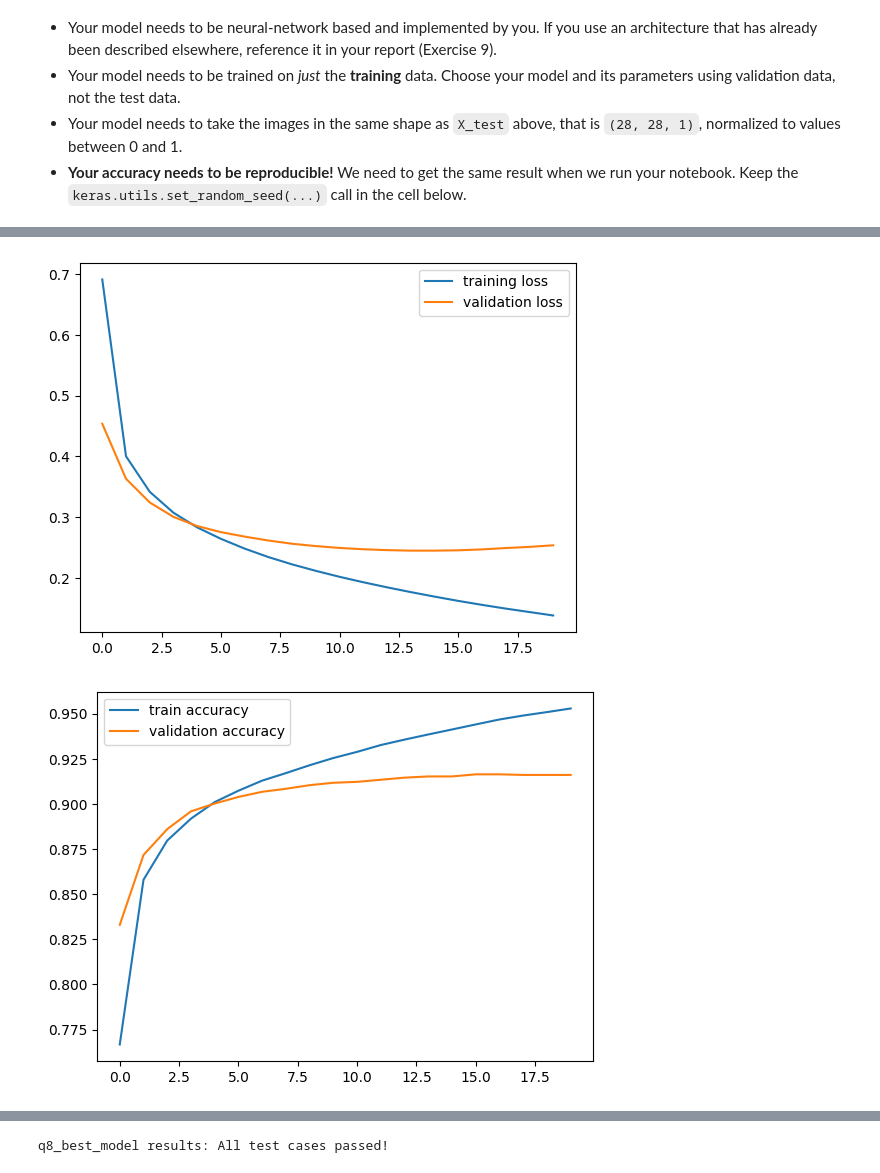
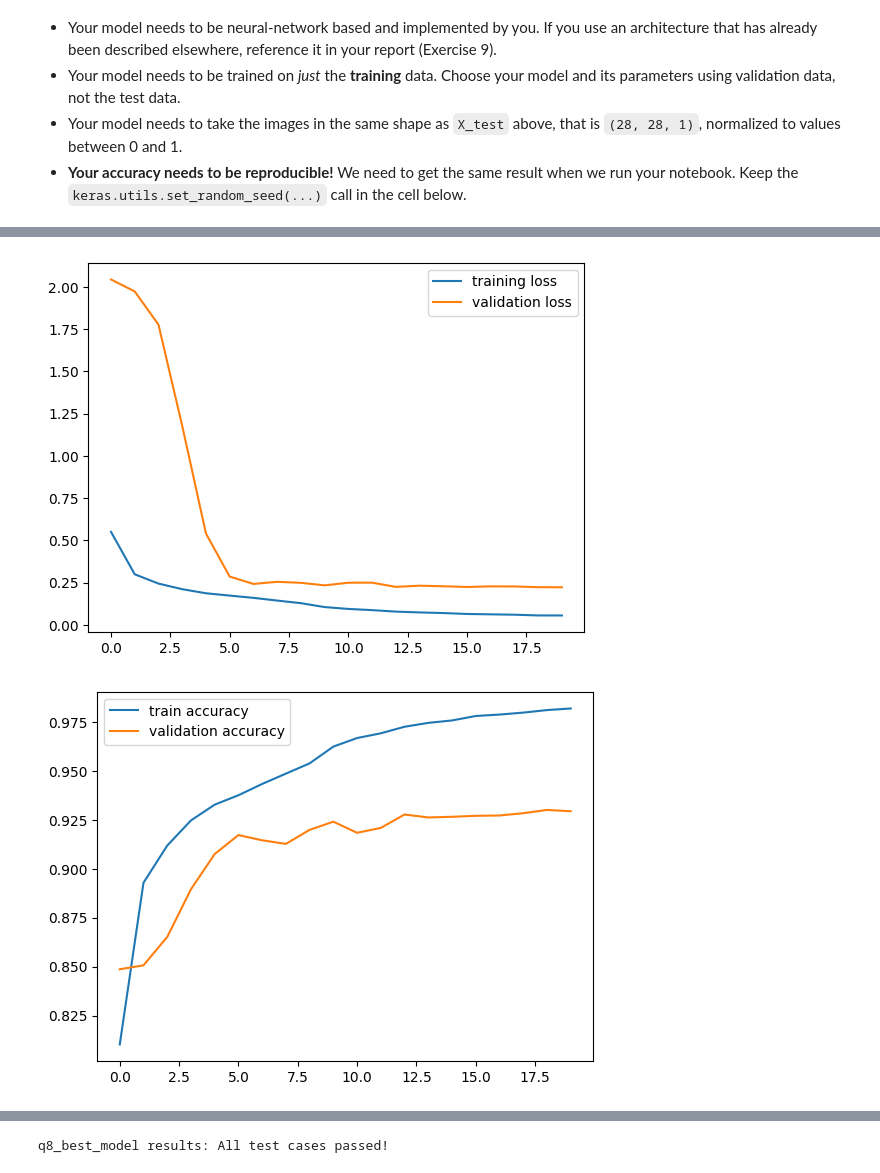
Before and after one commit to Lietadlo17/ml, a Jupyter notebook: assignment3/neural_networks.ipynb, the cells around one changed output, grey strips where cells are left out. Drawn from its saved outputs; the diff is of its cells as text; code cells hidden in the pictures.

```diff
--- a/assignment3/neural_networks.ipynb
+++ b/assignment3/neural_networks.ipynb
@@ -585,18 +585,30 @@ keras.utils.set_random_seed(42)
 
 best_model = keras.Sequential([
     layers.Input(shape=(28, 28, 1)),
-    layers.Conv2D(filters=32, kernel_size = (3 ,3), activation="relu"),
     layers.Conv2D(filters=64, kernel_size = (3 ,3), activation="relu"),
+    layers.BatchNormalization(),
+    layers.Conv2D(filters=128, kernel_size = (3 ,3), activation="relu"),
     layers.MaxPooling2D(pool_size=(2, 2)),
+    layers.Dropout(0.3),
     layers.Flatten(),
-    layers.Dense(10, activation='softmax')
+    layers.Dense(10, activation="softmax")
 
 ])
 
 best_model.compile(loss='categorical_crossentropy', optimizer=Adam(0.001), metrics=['accuracy'])
 
+callbacks = [
+    keras.callbacks.ReduceLROnPlateau(
+        monitor="val_loss",
+        factor=0.5,
+        patience=2,
+        min_lr=1e-5,
+        verbose=1,
+    )
+]
+
 history = best_model.fit(X_train, to_categorical(y_train), epochs=20, batch_size=512,
-                  validation_split=0.1, verbose=True)
+                  validation_split=0.1, callbacks=callbacks, verbose=True)
 plot_history(history)
 # %% [output]
 Epoch 1/20
@@ -619,5 +631,5 @@ Epoch 20/20
-[figure, old version]
+[figure, new version]
-[figure, old version]
+[figure, new version]
 # %%
 test_score = best_model.evaluate(X_test, to_categorical(y_test))
 print("\n\ntest loss: {} | test acc: {}".format(test_score[0], test_score[1]))
```
Also changed, not shown: parts of 11 cells of this notebook.
